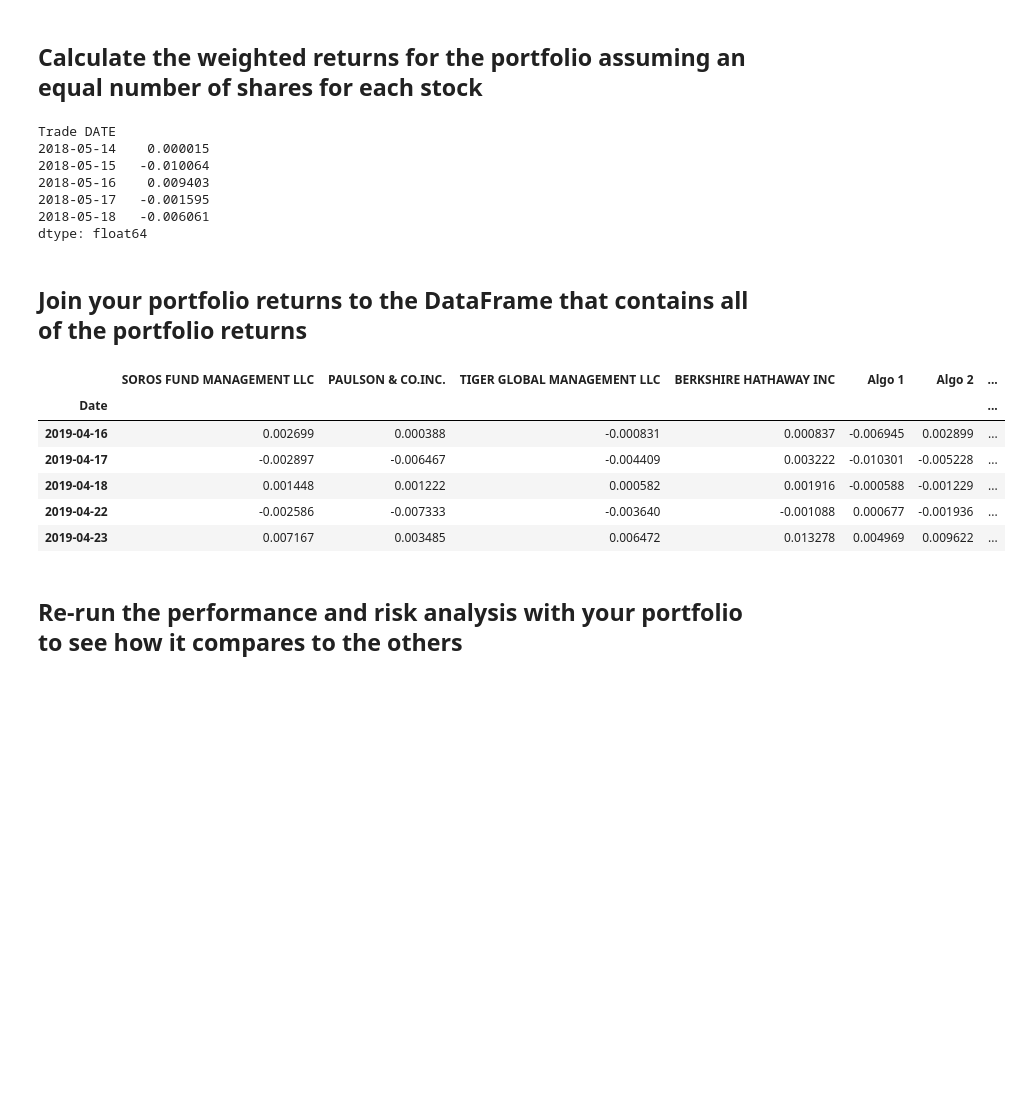
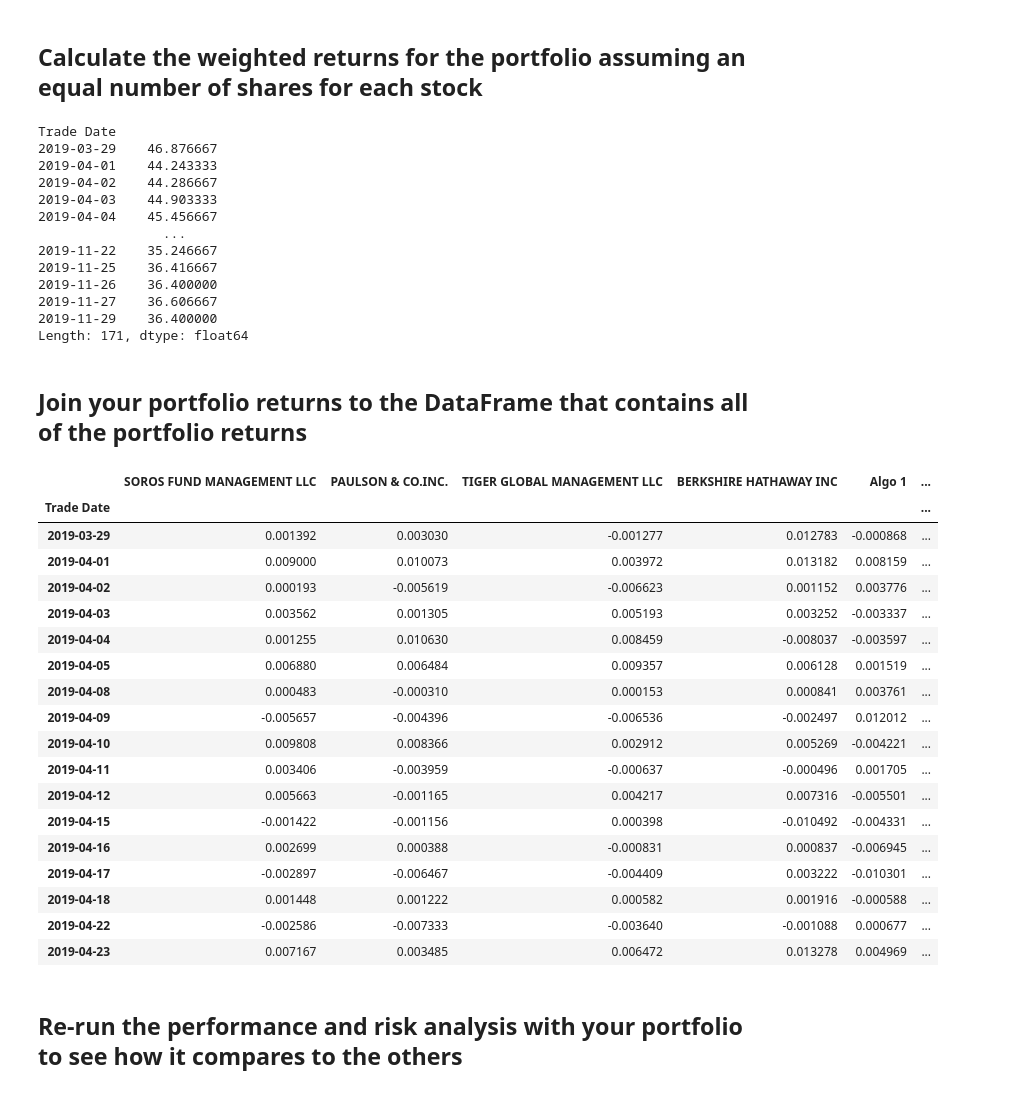
Before and after one commit to Caresir/Whale_protfolio, a Jupyter notebook: whale_analysis.ipynb, the cells around one changed output. Saved outputs shown, nothing was run; the diff lists cells and outputs as text; code cells hidden in the pictures; blank space fills up the shorter version.

```diff
--- a/whale_analysis.ipynb
+++ b/whale_analysis.ipynb
@@ -169,5 +169,6 @@ daily_returns.tail()
 # %%
 # Concatenate all DataFrames into a single DataFrame using column
 merged_df = pd.concat([whale_returns_df, algo_return_df, daily_returns], axis='columns', join='inner')
-merged_df.head()
+merged_df.index = merged_df.index.set_names(['Trade Date'])
+merged_df
 # %% [output]
@@ -452,7 +445,7 @@ lyft_df.head()
 | 2019-04-04 | 72.00 |
 # %%
 # Concatenate all stocks into a single DataFrame
-all_data_df = pd.concat([autonomous_tech_df, beyond_meat_df, lithium_tech_df, lyft_df], axis='columns', join='inner')
+all_data_df = pd.concat([autonomous_tech_df, lithium_tech_df, lyft_df], axis='columns', join='inner')
 all_data_df.sort_index(inplace=True)
-all_data_df.head()
+all_data_df
 # %% [output]
@@ -466,9 +466,11 @@ all_data_df.head()
 # %%
 # Reset the index
 #rename columns as ticker symbols
-all_data_df.rename(columns={'Autonomous Technology & Robotics': 'ARKQ', 'Beyond Meat': 'BYND', 'Global X Lithium & Battery Tech': 'LIT', 'Lyft': 'LYFT'}, inplace=True)
+all_data_df.rename(columns={'Autonomous Technology & Robotics': 'ARKQ', 'Global X Lithium & Battery Tech': 'LIT', 'Lyft': 'LYFT'}, inplace=True)
 #rename axis and column axis
 # Pivot so that each column of prices represents a unique symbol
-all_data_df.reset_index()
+all_data_df
+all_data_df.index = all_data_df.index.set_names(['Trade Date'])
 all_data_df.rename_axis('Trade Date').rename_axis('Symbol', axis='columns')
+all_data_df
 # %% [output]
@@ -500,28 +502,47 @@ dtype: int64
 # %%
 # Calculate weighted portfolio returns
 weights = [1/3, 1/3, 1/3]
-# YOUR CODE HERE
+all_data_df.dot(weights)
 # %% [output]
-Trade DATE
-2018-05-14    0.000015
-2018-05-15   -0.010064
-2018-05-16    0.009403
-2018-05-17   -0.001595
-2018-05-18   -0.006061
-dtype: float64
+Trade Date
+2019-03-29    46.876667
+2019-04-01    44.243333
+2019-04-02    44.286667
+2019-04-03    44.903333
+2019-04-04    45.456667
+                ...
+2019-11-22    35.246667
+2019-11-25    36.416667
+2019-11-26    36.400000
+2019-11-27    36.606667
+2019-11-29    36.400000
+Length: 171, dtype: float64
 # %% [markdown]
 ## Join your portfolio returns to the DataFrame that contains all of the portfolio returns
 # %%
 # Add your "Custom" portfolio to the larger dataframe of fund returns
-# YOUR CODE HERE
+grand_df = pd.concat([merged_df, all_data_df], axis='columns', join='inner')
+grand_df
 # %% [output]
-|  | SOROS FUND MANAGEMENT LLC | PAULSON & CO.INC. | TIGER GLOBAL MANAGEMENT LLC | BERKSHIRE HATHAWAY INC | Algo 1 | Algo 2 | ... |
-| Date |  |  |  |  |  |  | ... |
-| 2019-04-16 | 0.002699 | 0.000388 | -0.000831 | 0.000837 | -0.006945 | 0.002899 | ... |
-| 2019-04-17 | -0.002897 | -0.006467 | -0.004409 | 0.003222 | -0.010301 | -0.005228 | ... |
-| 2019-04-18 | 0.001448 | 0.001222 | 0.000582 | 0.001916 | -0.000588 | -0.001229 | ... |
-| 2019-04-22 | -0.002586 | -0.007333 | -0.003640 | -0.001088 | 0.000677 | -0.001936 | ... |
-| 2019-04-23 | 0.007167 | 0.003485 | 0.006472 | 0.013278 | 0.004969 | 0.009622 | ... |
+|  | SOROS FUND MANAGEMENT LLC | PAULSON & CO.INC. | TIGER GLOBAL MANAGEMENT LLC | BERKSHIRE HATHAWAY INC | Algo 1 | ... |
+| Trade Date |  |  |  |  |  | ... |
+| 2019-03-29 | 0.001392 | 0.003030 | -0.001277 | 0.012783 | -0.000868 | ... |
+| 2019-04-01 | 0.009000 | 0.010073 | 0.003972 | 0.013182 | 0.008159 | ... |
+| 2019-04-02 | 0.000193 | -0.005619 | -0.006623 | 0.001152 | 0.003776 | ... |
+| 2019-04-03 | 0.003562 | 0.001305 | 0.005193 | 0.003252 | -0.003337 | ... |
+| 2019-04-04 | 0.001255 | 0.010630 | 0.008459 | -0.008037 | -0.003597 | ... |
+| 2019-04-05 | 0.006880 | 0.006484 | 0.009357 | 0.006128 | 0.001519 | ... |
+| 2019-04-08 | 0.000483 | -0.000310 | 0.000153 | 0.000841 | 0.003761 | ... |
+| 2019-04-09 | -0.005657 | -0.004396 | -0.006536 | -0.002497 | 0.012012 | ... |
+| 2019-04-10 | 0.009808 | 0.008366 | 0.002912 | 0.005269 | -0.004221 | ... |
+| 2019-04-11 | 0.003406 | -0.003959 | -0.000637 | -0.000496 | 0.001705 | ... |
+| 2019-04-12 | 0.005663 | -0.001165 | 0.004217 | 0.007316 | -0.005501 | ... |
+| 2019-04-15 | -0.001422 | -0.001156 | 0.000398 | -0.010492 | -0.004331 | ... |
+| 2019-04-16 | 0.002699 | 0.000388 | -0.000831 | 0.000837 | -0.006945 | ... |
+| 2019-04-17 | -0.002897 | -0.006467 | -0.004409 | 0.003222 | -0.010301 | ... |
+| 2019-04-18 | 0.001448 | 0.001222 | 0.000582 | 0.001916 | -0.000588 | ... |
+| 2019-04-22 | -0.002586 | -0.007333 | -0.003640 | -0.001088 | 0.000677 | ... |
+| 2019-04-23 | 0.007167 | 0.003485 | 0.006472 | 0.013278 | 0.004969 | ... |
 # %%
 # Only compare dates where return data exists for all the stocks (drop NaNs)
 # YOUR CODE HERE
```
Also changed, not shown: parts of 6 cells of this notebook.
